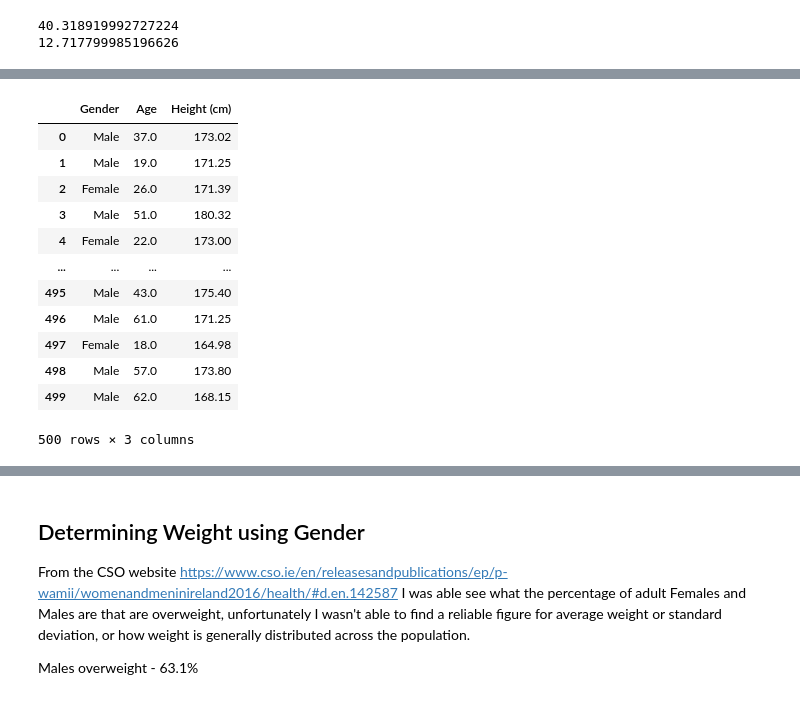
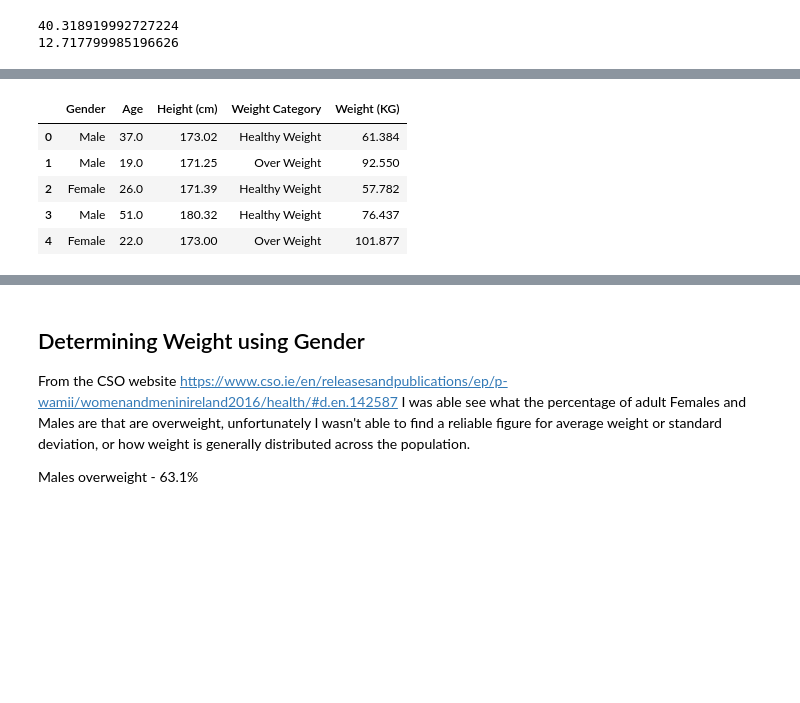
Before and after one commit to itskeithstudent/Programming-for-Data-Analysis-Project, a Jupyter notebook: Synthetic Data.ipynb, the cells around one changed output, grey strips where cells are left out. Saved outputs shown, nothing was run; the diff lists cells and outputs as text; code cells hidden in the pictures; blank space fills up the shorter version.

```diff
--- a/Synthetic Data.ipynb
+++ b/Synthetic Data.ipynb
@@ -230,17 +267,10 @@ df.describe()
 # %%
-df
+df.head()
 # %% [output]
-|  | Gender | Age | Height (cm) |
-| 0 | Male | 37.0 | 173.02 |
-| 1 | Male | 19.0 | 171.25 |
-| 2 | Female | 26.0 | 171.39 |
-| 3 | Male | 51.0 | 180.32 |
-| 4 | Female | 22.0 | 173.00 |
-| ... | ... | ... | ... |
-| 495 | Male | 43.0 | 175.40 |
-| 496 | Male | 61.0 | 171.25 |
-| 497 | Female | 18.0 | 164.98 |
-| 498 | Male | 57.0 | 173.80 |
-| 499 | Male | 62.0 | 168.15 |
+|  | Gender | Age | Height (cm) | Weight Category | Weight (KG) |
+| 0 | Male | 37.0 | 173.02 | Healthy Weight | 61.384 |
+| 1 | Male | 19.0 | 171.25 | Over Weight | 92.550 |
+| 2 | Female | 26.0 | 171.39 | Healthy Weight | 57.782 |
+| 3 | Male | 51.0 | 180.32 | Healthy Weight | 76.437 |
+| 4 | Female | 22.0 | 173.00 | Over Weight | 101.877 |
-500 rows × 3 columns
 # %%
```
Also changed, not shown: parts of 23 cells of this notebook.
